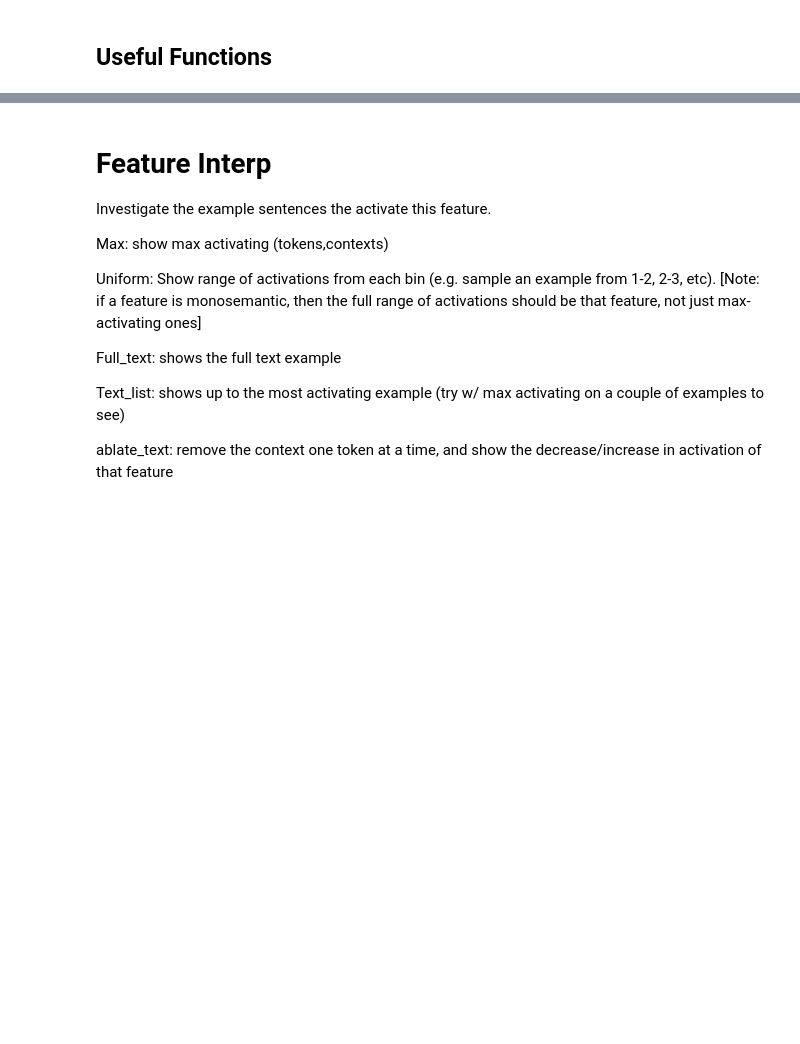
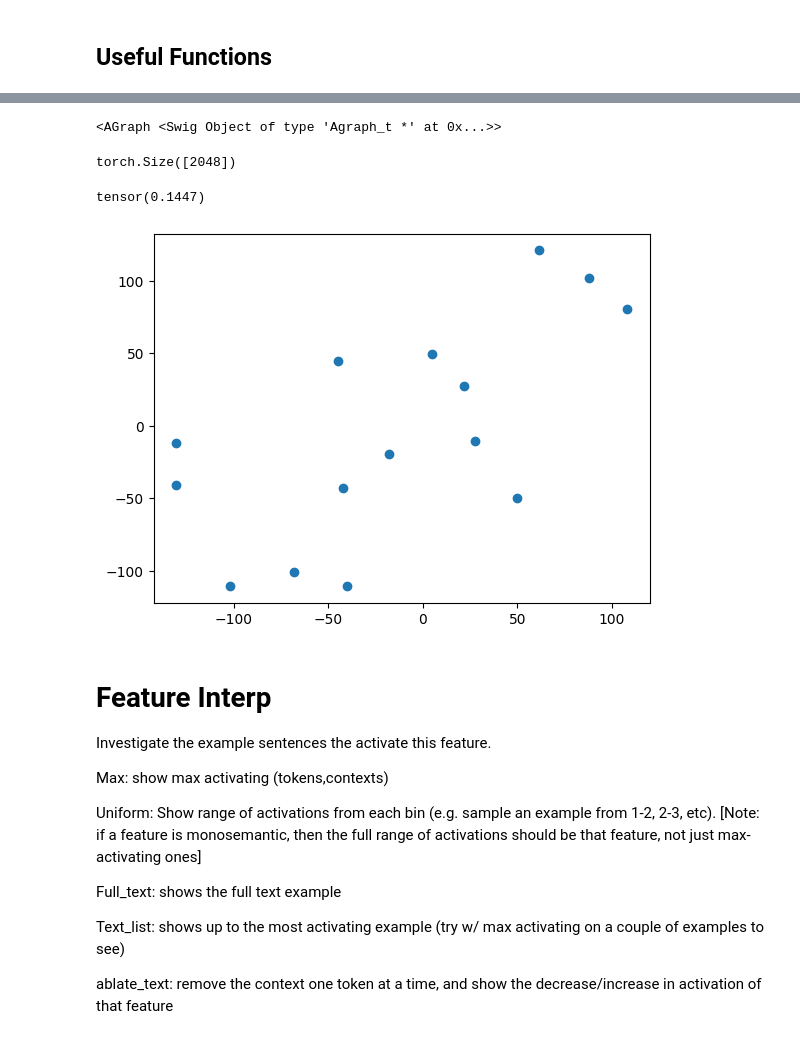
Before and after one commit to migerovitch/sparse_coding, a Jupyter notebook: dictionaries_across_layers.ipynb, the cells around one changed output, grey strips where cells are left out. Drawn from its saved outputs; the diff is of its cells as text; code cells hidden in the pictures; blank space fills up the shorter version.

```diff
--- a/dictionaries_across_layers.ipynb
+++ b/dictionaries_across_layers.ipynb
@@ -577,3 +619,35 @@ Image(filename='file.png')
+# %%
+G
+# %% [output]
+<AGraph <Swig Object of type 'Agraph_t *' at 0x...>>
+# %%
+activations.shape
+# %% [output]
+torch.Size([2048])
+# %%
+torch.nn.functional.cosine_similarity(v1, v2, dim=0)
+# %% [output]
+tensor(0.1447)
+# %%
+ind = [[325], [1030, 1333, 1814, 1527, 796], [1273, 662, 1407], [888, 46, 662], [497, 1619, 614]] # ablated
+vectors = []
+for i in range(len(ind)):
+    for j in range(len(ind[i])):
+        vectors.append(dictionaries[i][j])
+vectors = torch.stack(vectors)
+# %%
+from sklearn.manifold import TSNE
+import matplotlib.pyplot as plt
+
+# Run the t-SNE algorithm
+tsne = TSNE(n_components=2, random_state=0, perplexity=5)
+vectors_2d = tsne.fit_transform(vectors)
+
+# Plot the vectors
+plt.scatter(vectors_2d[:, 0], vectors_2d[:, 1])
+plt.show()
+# %% [output]
+[figure, added]
 # %% [markdown]
 # Feature Interp
 Investigate the example sentences the activate this feature.
```
Also changed, not shown: parts of 7 cells of this notebook.
